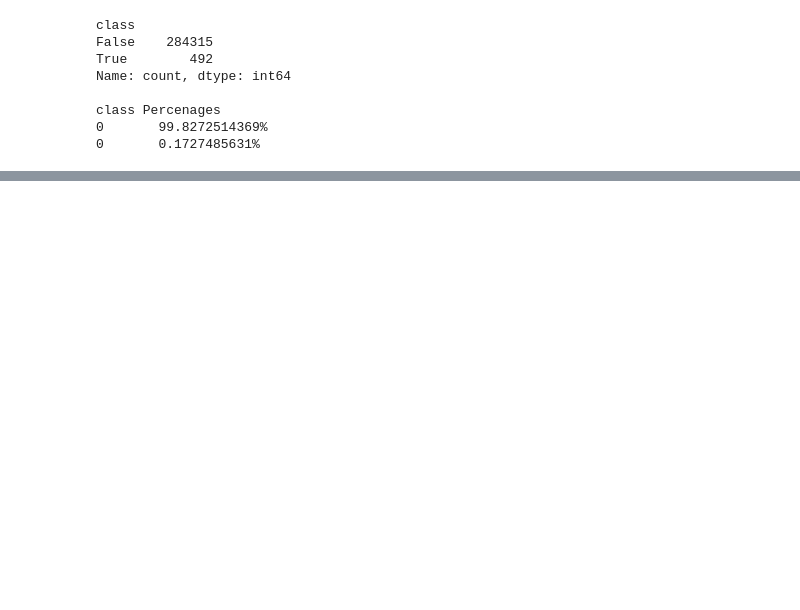
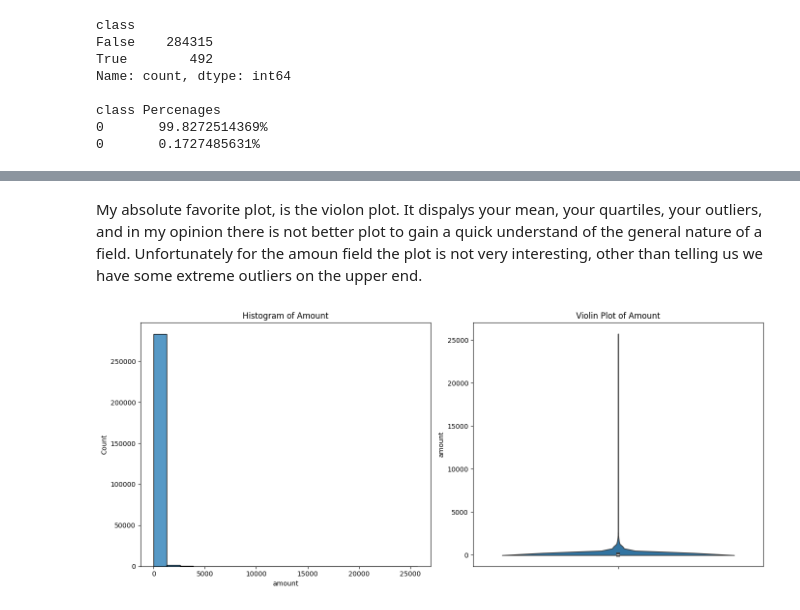
Before and after one commit to x81k25/fraud-detection, a Jupyter notebook: notebooks/01-data-discovery.ipynb, the cells around one changed output, grey strips where cells are left out. Cells and saved outputs as stored; diff of their text form; code cells hidden in the pictures; blank space fills up the shorter version.

```diff
--- a/notebooks/01-data-discovery.ipynb
+++ b/notebooks/01-data-discovery.ipynb
@@ -173,0 +187,19 @@ sns.violinplot(x=cc['amount'])
+# %% [markdown]
+My absolute favorite plot, is the violon plot. It dispalys your mean, your quartiles, your outliers, and in my opinion there is not better plot to gain a quick understand of the general nature of a field. Unfortunately for the amoun field the plot is not very interesting, other than telling us we have some extreme outliers on the upper end.
+# %%
+# Create a figure with two subplots side by side
+fig, axes = plt.subplots(1, 2, figsize=(14, 6))
+
+# Plot time on histogram
+sns.histplot(cc['amount'], bins=20, ax=axes[0])
+axes[0].set_title('Histogram of Amount')
+
+# Plot time on violin plot
+sns.violinplot(y=cc['amount'], ax=axes[1])
+axes[1].set_title('Violin Plot of Amount')
+
+# Display the plots
+plt.tight_layout()
+plt.show()
+# %% [output]
+[figure, added]
```
Also changed, not shown: parts of 43 cells of this notebook, 5 other files.
